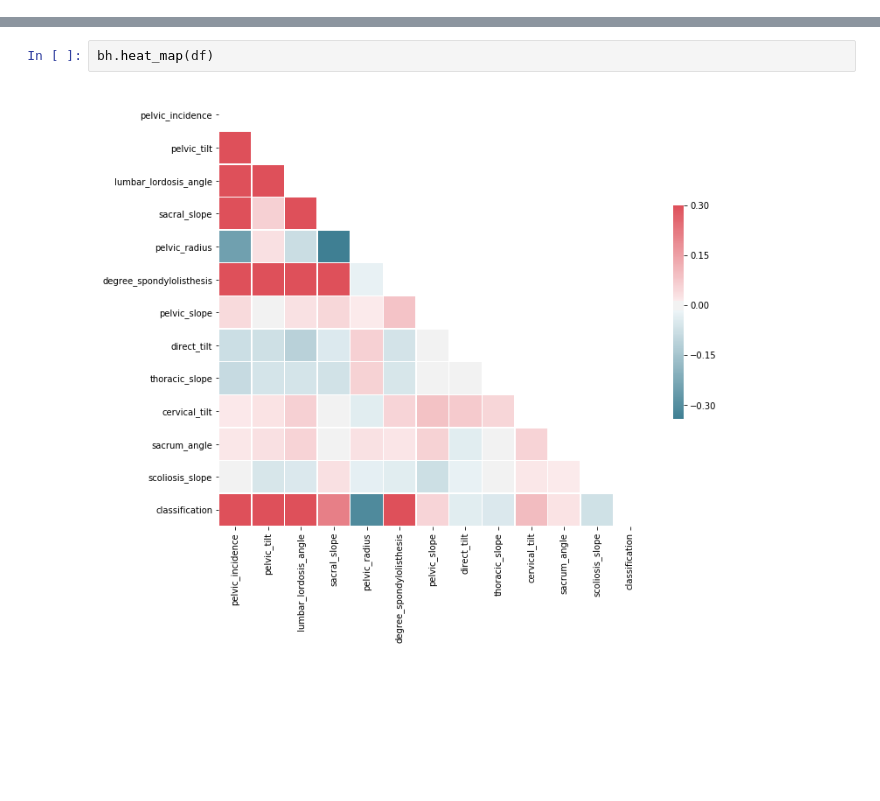
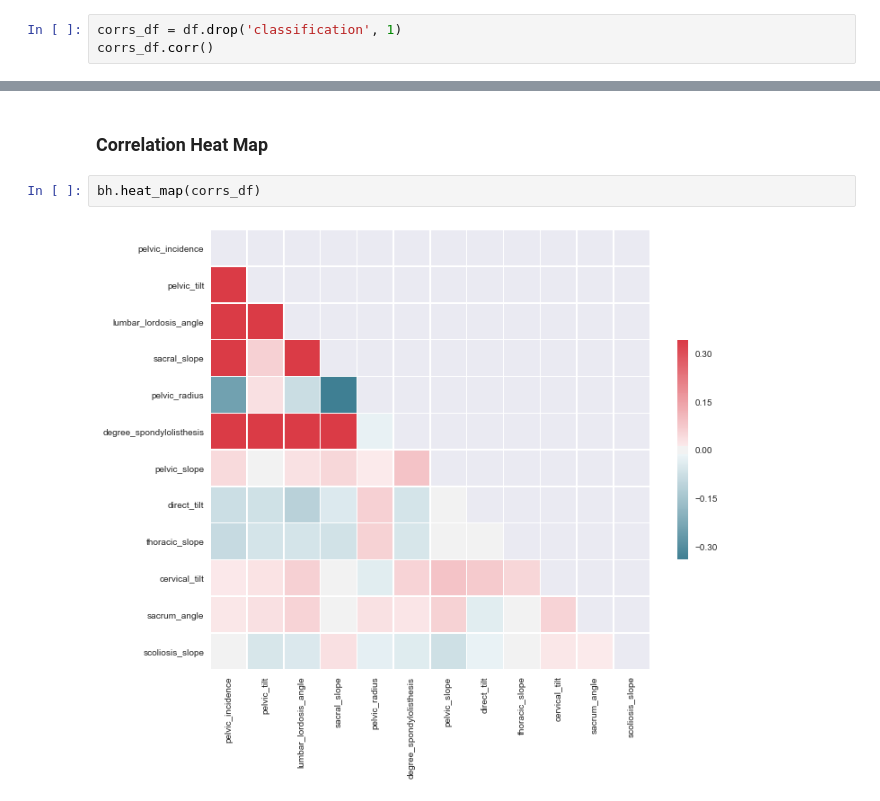
Before and after one commit to nullpointer0x00/ds-sfb, a Jupyter notebook: backpain/notebooks/Project-Part-3.ipynb, the cells around one changed output, grey strips where cells are left out. Saved outputs shown, nothing was run; the diff lists cells and outputs as text; blank space fills up the shorter version.

```diff
--- a/backpain/notebooks/Project-Part-3.ipynb
+++ b/backpain/notebooks/Project-Part-3.ipynb
@@ -67,0 +61,3 @@ df.corr()
+# %%
+corrs_df = df.drop('classification', 1)
+corrs_df.corr()
@@ -68,4 +78,6 @@ df.corr()
+# %% [markdown]
+### Correlation Heat Map
 # %%
-bh.heat_map(df)
+bh.heat_map(corrs_df)
 # %% [output]
-[figure, old version]
+[figure, new version]
```
Also changed, not shown: parts of 20 cells of this notebook, 3 other files.
